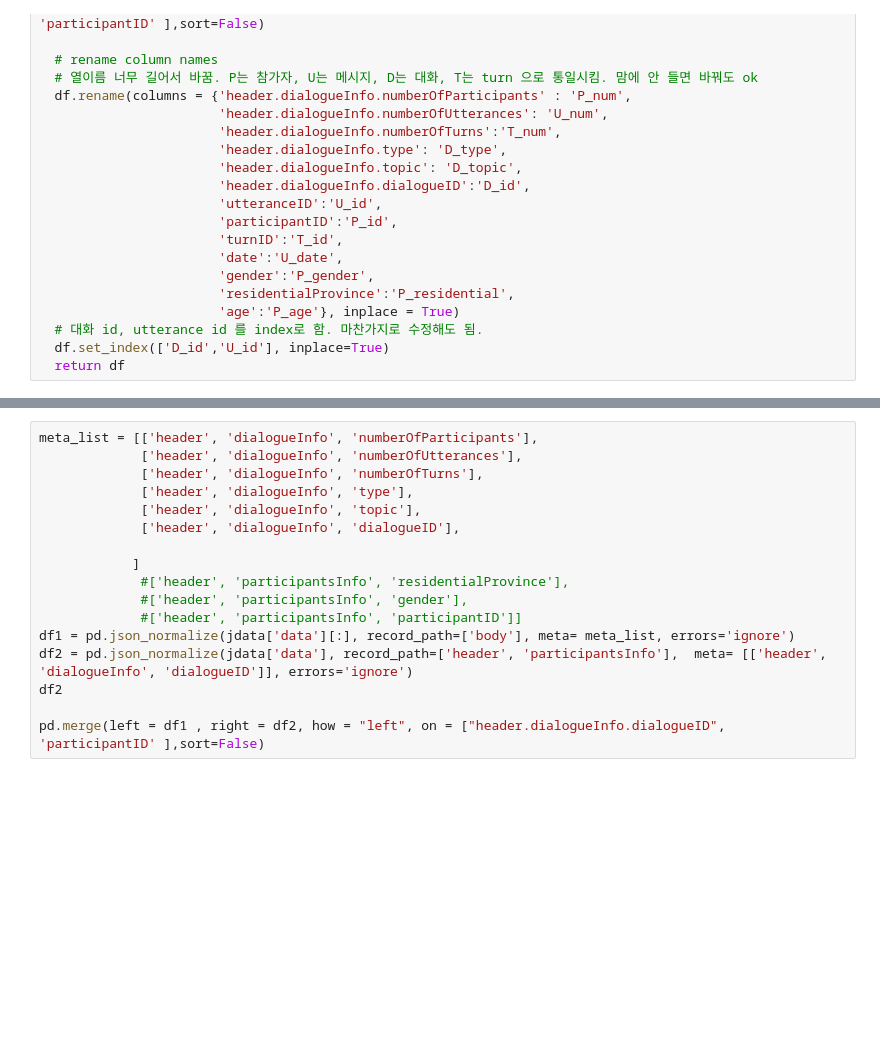
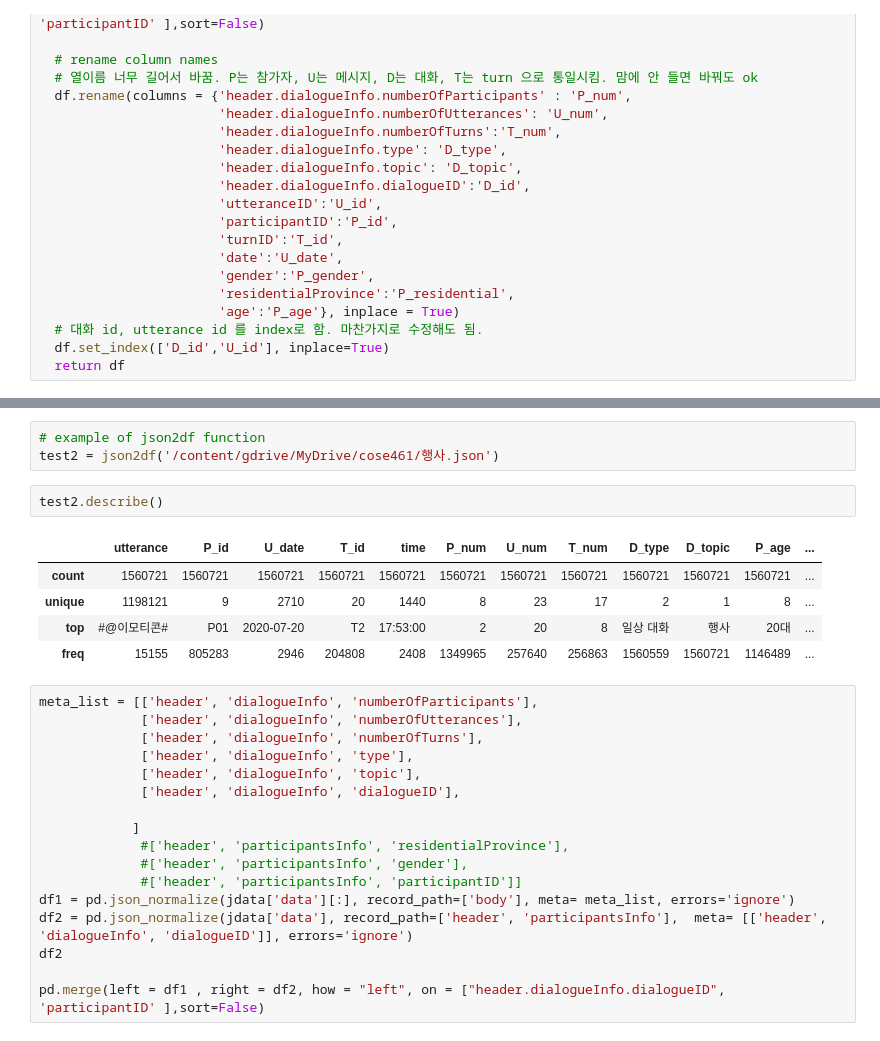
Before and after one commit to hongsy0113/cose461-NLP-project-choi-hong, a Jupyter notebook: sns_text_classification.ipynb, the cells around one changed output, grey strips where cells are left out. Saved outputs shown, nothing was run; the diff lists cells and outputs as text; blank space fills up the shorter version.

```diff
--- a/sns_text_classification.ipynb
+++ b/sns_text_classification.ipynb
@@ -82,6 +116,17 @@ x
 |  | U10 | 점심먹고 가면 | P01 | 2018-01-28 | T7 | 12:06:00 | 2 | 12 | 8 | 일상 대화 | 행사 | ... |
 |  | U11 | 6시쯤되지않을까.. | P01 | 2018-01-28 | T7 | 12:07:00 | 2 | 12 | 8 | 일상 대화 | 행사 | ... |
 |  | U12 | 그치흑 | P02 | 2018-01-28 | T8 | 12:07:00 | 2 | 12 | 8 | 일상 대화 | 행사 | ... |
+# %%
+# example of json2df function
+test2 = json2df('/content/gdrive/MyDrive/cose461/행사.json')
+# %%
+test2.describe()
+# %% [output]
+|  | utterance | P_id | U_date | T_id | time | P_num | U_num | T_num | D_type | D_topic | P_age | ... |
+| count | 1560721 | 1560721 | 1560721 | 1560721 | 1560721 | 1560721 | 1560721 | 1560721 | 1560721 | 1560721 | 1560721 | ... |
+| unique | 1198121 | 9 | 2710 | 20 | 1440 | 8 | 23 | 17 | 2 | 1 | 8 | ... |
+| top | #@이모티콘# | P01 | 2020-07-20 | T2 | 17:53:00 | 2 | 20 | 8 | 일상 대화 | 행사 | 20대 | ... |
+| freq | 15155 | 805283 | 2946 | 204808 | 2408 | 1349965 | 257640 | 256863 | 1560559 | 1560721 | 1146489 | ... |
 # %%
 meta_list = [['header', 'dialogueInfo', 'numberOfParticipants'],
              ['header', 'dialogueInfo', 'numberOfUtterances'],
```
Also changed, not shown: parts of 4 cells of this notebook.
